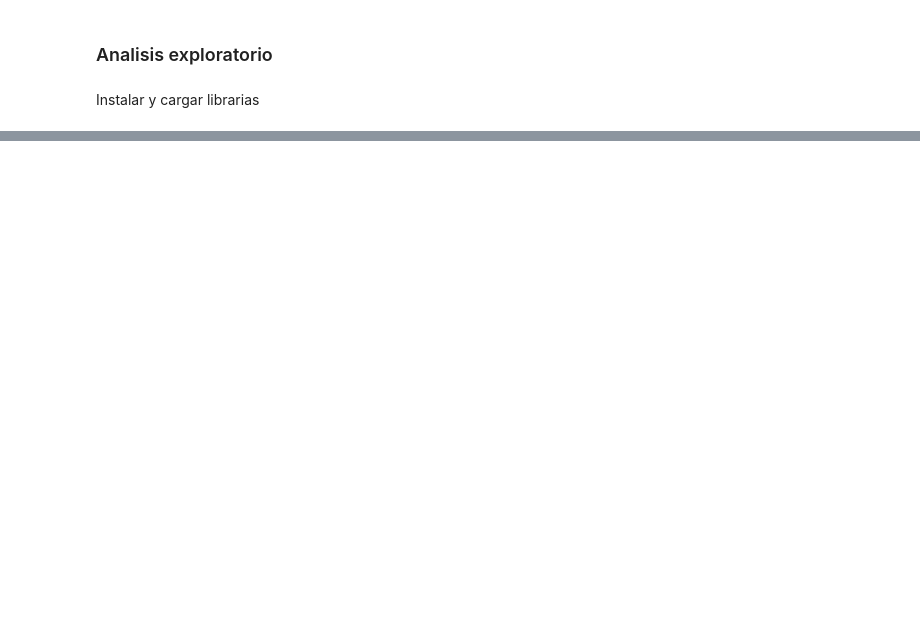
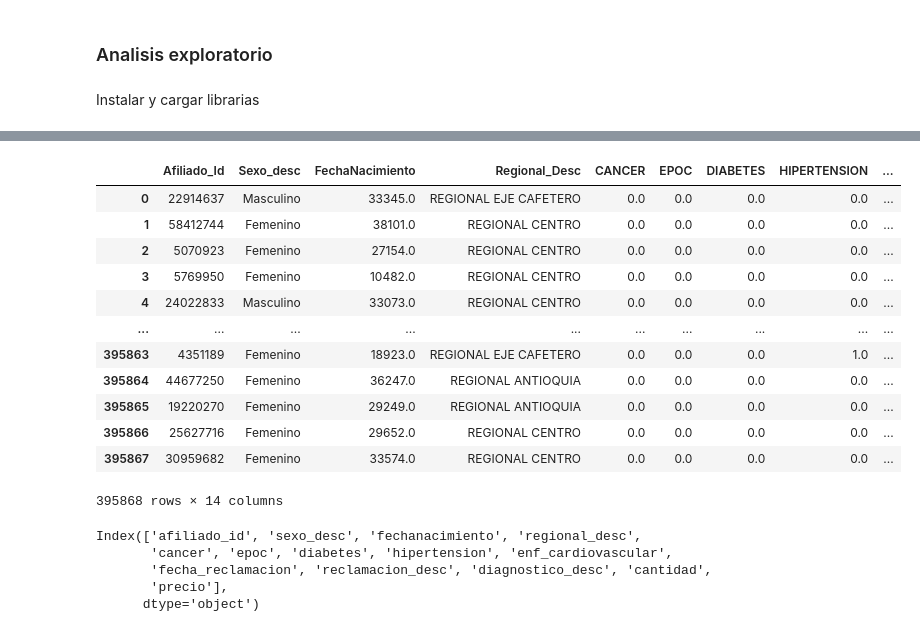
Before and after one commit to danielalopezanaya/FINANZAS, a Jupyter notebook: AnalisiExploratorio.ipynb, the cells around one changed output, grey strips where cells are left out. Cells and saved outputs as stored; diff of their text form; code cells hidden in the pictures; blank space fills up the shorter version.

```diff
--- a/AnalisiExploratorio.ipynb
+++ b/AnalisiExploratorio.ipynb
@@ -118,0 +236,18 @@ pd.read_sql_query("SELECT * FROM diagnosticos;",conn)
+# %%
+#Tabla completa
+compl=pd.read_sql_query("SELECT * FROM compl;",conn)
+compl
+# %% [output]
+|  | Afiliado_Id | Sexo_desc | FechaNacimiento | Regional_Desc | CANCER | EPOC | DIABETES | HIPERTENSION | ... |
+| 0 | 22914637 | Masculino | 33345.0 | REGIONAL EJE CAFETERO | 0.0 | 0.0 | 0.0 | 0.0 | ... |
+| 1 | 58412744 | Femenino | 38101.0 | REGIONAL CENTRO | 0.0 | 0.0 | 0.0 | 0.0 | ... |
+| 2 | 5070923 | Femenino | 27154.0 | REGIONAL CENTRO | 0.0 | 0.0 | 0.0 | 0.0 | ... |
+| 3 | 5769950 | Femenino | 10482.0 | REGIONAL CENTRO | 0.0 | 0.0 | 0.0 | 0.0 | ... |
+| 4 | 24022833 | Masculino | 33073.0 | REGIONAL CENTRO | 0.0 | 0.0 | 0.0 | 0.0 | ... |
+| ... | ... | ... | ... | ... | ... | ... | ... | ... | ... |
+| 395863 | 4351189 | Femenino | 18923.0 | REGIONAL EJE CAFETERO | 0.0 | 0.0 | 0.0 | 1.0 | ... |
+| 395864 | 44677250 | Femenino | 36247.0 | REGIONAL ANTIOQUIA | 0.0 | 0.0 | 0.0 | 0.0 | ... |
+| 395865 | 19220270 | Femenino | 29249.0 | REGIONAL ANTIOQUIA | 0.0 | 0.0 | 0.0 | 0.0 | ... |
+| 395866 | 25627716 | Femenino | 29652.0 | REGIONAL CENTRO | 0.0 | 0.0 | 0.0 | 0.0 | ... |
+| 395867 | 30959682 | Femenino | 33574.0 | REGIONAL CENTRO | 0.0 | 0.0 | 0.0 | 0.0 | ... |
+395868 rows × 14 columns
@@ -118,0 +261,8 @@ pd.read_sql_query("SELECT * FROM diagnosticos;",conn)
+# %%
+compl.columns
+# %% [output]
+Index(['afiliado_id', 'sexo_desc', 'fechanacimiento', 'regional_desc',
+       'cancer', 'epoc', 'diabetes', 'hipertension', 'enf_cardiovascular',
+       'fecha_reclamacion', 'reclamacion_desc', 'diagnostico_desc', 'cantidad',
+       'precio'],
+      dtype='object')
```
Also changed, not shown: parts of 93 cells of this notebook.
